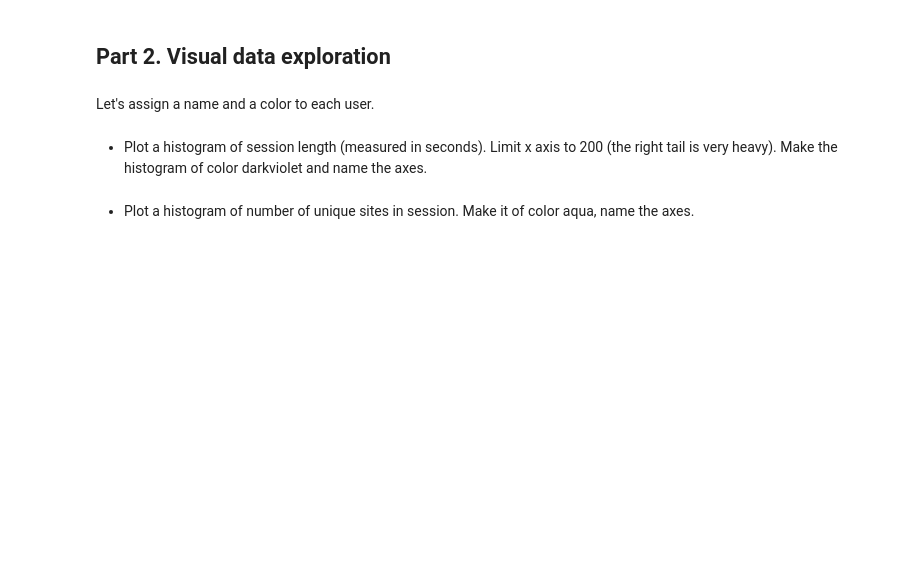
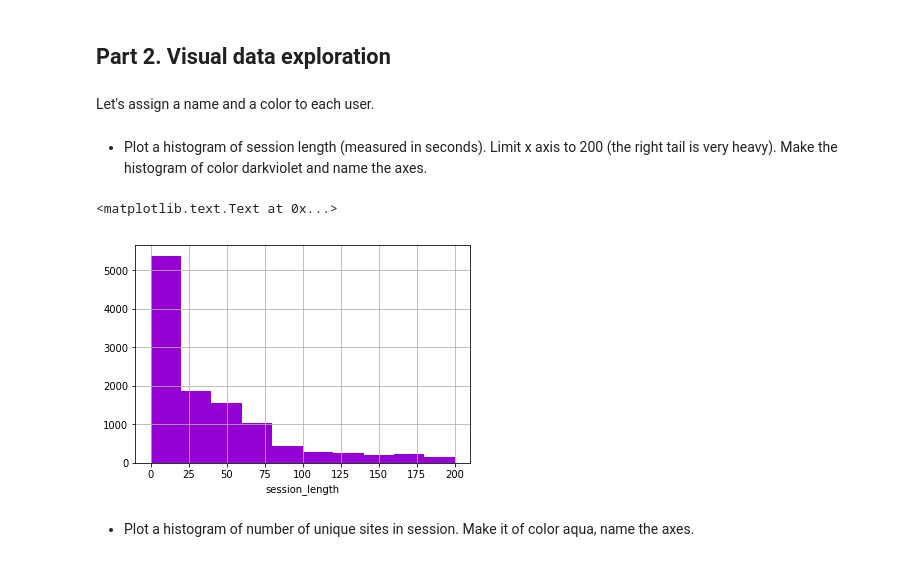
Before and after one commit to bllguo/mlcourse.ai, a Jupyter notebook: jupyter_english/project_alice/week3_visual_analysis_and_fe.ipynb, the cells around one changed output. Saved outputs shown, nothing was run; the diff lists cells and outputs as text; code cells hidden in the pictures; blank space fills up the shorter version.

```diff
--- a/jupyter_english/project_alice/week3_visual_analysis_and_fe.ipynb
+++ b/jupyter_english/project_alice/week3_visual_analysis_and_fe.ipynb
@@ -161,0 +152,11 @@ Now apply function *prepare_train_set_with_fe* to 10 users and specify session_l
+# %%
+%%time
+feature_names = ['site' + str(i) for i in range(1,11)] + \
+                ['time_diff' + str(j) for j in range(1,10)] + \
+                ['session_timespan', '#unique_sites', 'start_hour',
+                 'day_of_week', 'target']
+train_data_10users = prepare_train_set_with_fe(os.path.join(PATH_TO_DATA,
+                                                         '10users'),
+                  site_freq_path=os.path.join(PATH_TO_DATA,
+                                              'site_freq_10users.pkl'),
+                  feature_names=feature_names, session_length=10)
@@ -213,7 +248,11 @@ color_dic = {'Mary-Kate': 'pink', 'Ashley': 'darkviolet', 'Lindsey':'blueviolet'
 - Plot a histogram of session length (measured in seconds). Limit x axis to 200 (the right tail is very heavy). Make the histogram of color darkviolet and name the axes.
 # %%
 # you code here
-train_data_10users['session_timespan']
+train_data_10users['session_timespan'].hist(range=(0, 200), color='darkviolet')
+plt.xlabel('session_length');
+# %% [output]
+<matplotlib.text.Text at 0x...>
+[figure, added]
 # %% [markdown]
 - Plot a histogram of number of unique sites in session. Make it of color aqua, name the axes.
 # %%
```
Also changed, not shown: parts of 34 cells of this notebook.
